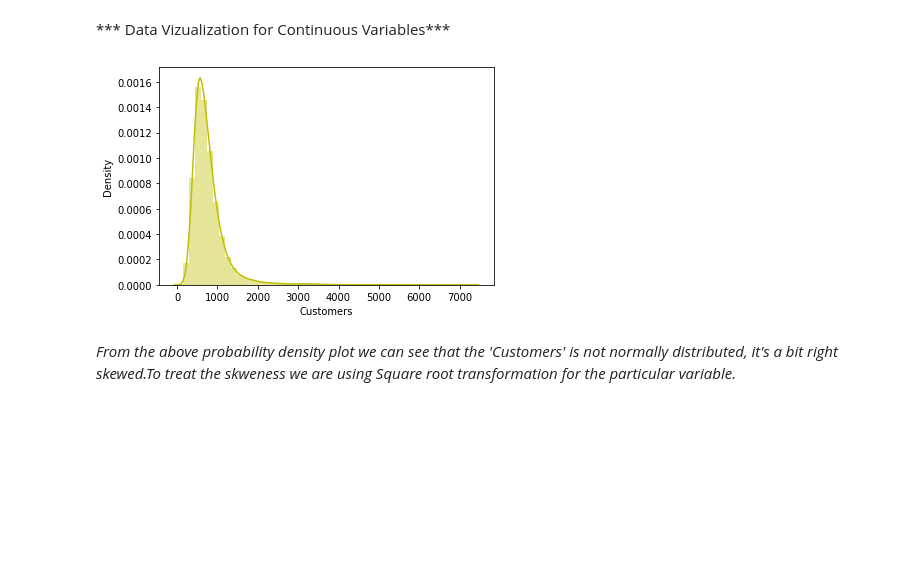
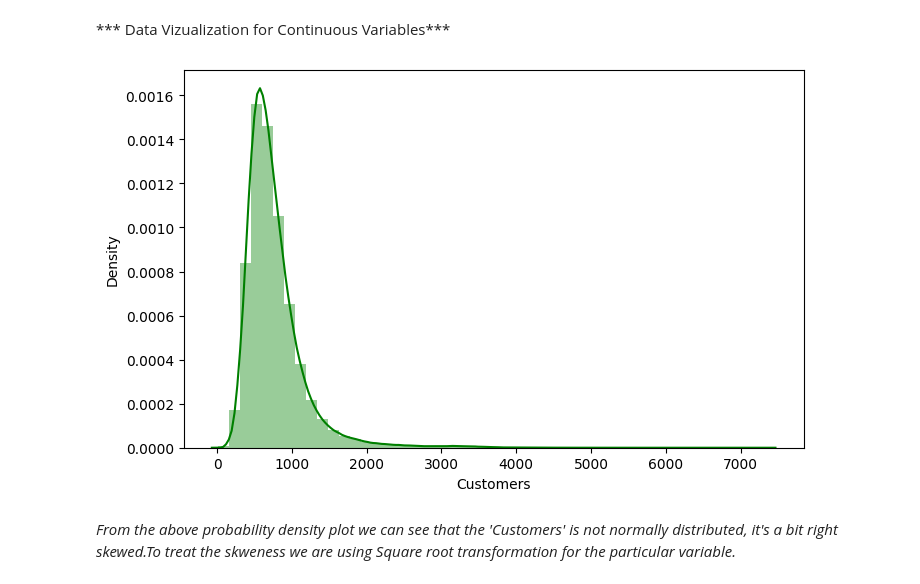
Before and after one commit to saumyadash9/Saumya-Dash-Rossmann-Sales-Prediction---Capstone-Project.ipynb, a Jupyter notebook: Saumya_Dash_Rossmann_Sales_Prediction_Capstone_Project.ipynb, the cells around one changed output. Drawn from its saved outputs; the diff is of its cells as text; code cells hidden in the pictures; blank space fills up the shorter version.

```diff
--- a/Saumya_Dash_Rossmann_Sales_Prediction_Capstone_Project.ipynb
+++ b/Saumya_Dash_Rossmann_Sales_Prediction_Capstone_Project.ipynb
@@ -37,10 +37,17 @@
 # **Importing required libraries and data files**
 # %%
 #import required libraries
+#Modules for dataframe and ndarrays and maths
 import numpy as np
 import pandas as pd
+from datetime import datetime
+import math
+#Vizualization packages
 import matplotlib.pyplot as plt
+%matplotlib inline
 import seaborn as sns
+plt.rcParams.update({'figure.figsize':(8,5),'figure.dpi':100})
+#Importing Libraries for Modelling
 from sklearn.preprocessing import FunctionTransformer
 from statsmodels.stats.outliers_influence import variance_inflation_factor
 import statsmodels.api as sm
@@ -440,3 +449,6 @@ Unique values of PromoInterval column are [0 'Jan,Apr,Jul,Oct' 'Feb,May,Aug,Nov'
+# %%
+# replacing text "0" with 0
+new_dataset["StateHoliday"] = new_dataset["StateHoliday"].map({0: 0, "0": 0, "a":"a" , "b": "b", "c":"c"})
 # %%
 #Counting stores present in each Store Types
 new_dataset.StoreType.value_counts()
@@ -470,10 +482,10 @@ x = ['Store','DayOfWeek','Customers','Promo','SchoolHoliday','CompetitionDistanc
 # %%
 # Plotting distribution plot for each continuous variables : Customers,Sales and Competition Distance
 # %%
-sns.distplot(new_dataset['Customers'], color="y")
+sns.distplot(new_dataset['Customers'], color="green")
 plt.show()
 # %% [output]
-[figure, old version]
+[figure, new version]
 # %% [markdown]
 *From the above probability density plot we can see that the 'Customers' is not normally distributed, it's a bit right skewed.To treat the skweness we are using Square root transformation for the particular variable.*
 # %%
```
Also changed, not shown: parts of 80 cells of this notebook.
